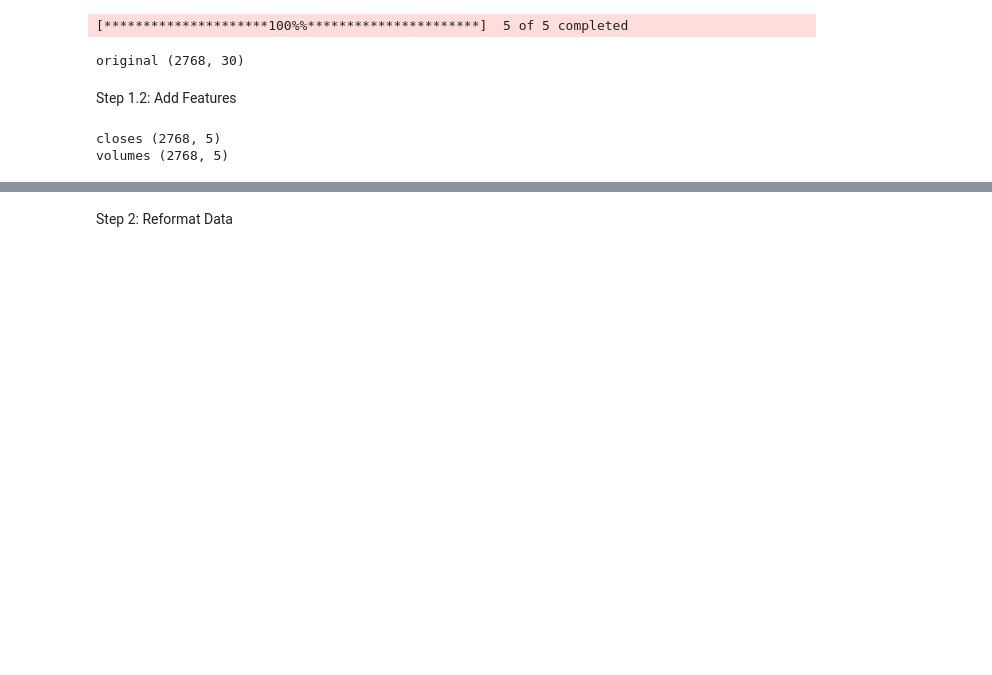
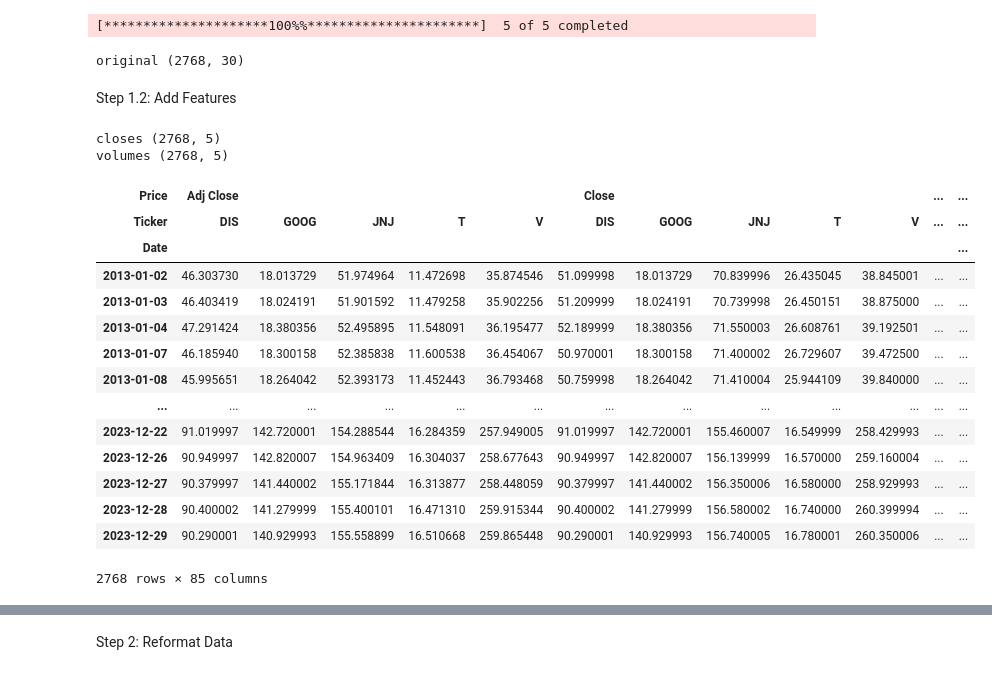
Before and after one commit to mrtrin/capstone, a Jupyter notebook: research.ipynb, the cells around one changed output, grey strips where cells are left out. Cells and saved outputs as stored; diff of their text form; code cells hidden in the pictures; blank space fills up the shorter version.

```diff
--- a/research.ipynb
+++ b/research.ipynb
@@ -46,53 +40,79 @@ Step 1.2: Add Features
 # %%
 features = {
     'RSI': [],
-    # 'MACD_12_26_9': [],
-    # 'MACDh_12_26_9': [],
-    # 'MACDs_12_26_9': [],
+    'MACD_12_26_9': [],
+    'MACDh_12_26_9': [],
+    'MACDs_12_26_9': [],
     'BBL_5_2.0': [],
     'BBM_5_2.0': [],
     'BBU_5_2.0': [],
     'BBB_5_2.0': [],
     'BBP_5_2.0': [],
-    # 'STOCHk_14_3_3': [],
-    # 'STOCHd_14_3_3': [],
+    'STOCHk_14_3_3': [],
+    'STOCHd_14_3_3': [],
 }
 closes = original['Adj Close']
 volumes = original['Volume']
 
 print('closes', closes.shape)
 print('volumes', volumes.shape)
 
+scale_min = 0.01
+scale_max = 1.00
+
 for ticker in closes.columns:
     close = pd.DataFrame(closes[ticker])
     close.columns = ['close']
+
+    volume = pd.DataFrame(volumes[ticker])
+    volume.columns = ['volume']
+
     rsi = close.ta.rsi()
-    features['RSI'].append(rsi)
+    rsi = pd.DataFrame(close.ta.rsi().values, index=rsi.index, columns=['RSI'])
+    rsi = pd.DataFrame(MinMaxScaler((scale_min, scale_max)).fit_transform(rsi), index=rsi.index, columns=rsi.columns)
+    features['RSI'].append(rsi['RSI'])
 
-    # macd = close.ta.macd()
-    # for c in macd.columns:
-    #     features[c].append(macd[c])
+    macd = close.ta.macd()
+    macd = pd.DataFrame(MinMaxScaler((scale_min, scale_max)).fit_transform(macd), index=macd.index, columns=macd.columns)
+    for c in macd.columns:
+        features[c].append(macd[c])
 
     bbands = close.ta.bbands()
+    bbands = pd.DataFrame(MinMaxScaler((scale_min, scale_max)).fit_transform(bbands), index=bbands.index, columns=bbands.columns)
     for c in bbands.columns:
         features[c].append(bbands[c])
 
-    # stoch = close.copy()
-    # stoch['high'] = stoch['close'].rolling(lookback).max()
-    # stoch['low'] = stoch['close'].rolling(lookback).min()
-    # stoch.ta.stoch(append=True)
-
-    # for c in ['STOCHk_14_3_3', 'STOCHd_14_3_3']:
-    #     s = stoch[c]
-    #     features[c].append(s)
+    stoch = close.copy()
+    stoch['high'] = stoch['close'].rolling(lookback).max()
+    stoch['low'] = stoch['close'].rolling(lookback).min()
+    stoch.ta.stoch(append=True)
+    stoch = pd.DataFrame(MinMaxScaler((scale_min, scale_max)).fit_transform(stoch), index=stoch.index, columns=stoch.columns)
+    for c in ['STOCHk_14_3_3', 'STOCHd_14_3_3']:
+        features[c].append(stoch[c])
 
 raw_df = original.copy()
 
 for k, v in features.items():
     features[k] = pd.concat(v, axis=1)
     features[k].columns = closes.columns
     for col in closes.columns:
         raw_df[(k, col)] = features[k][col]
+raw_df
 # %% [output]
 closes (2768, 5)
 volumes (2768, 5)
+| Price | Adj Close |  |  |  |  | Close |  |  |  |  | ... | ... |
+| Ticker | DIS | GOOG | JNJ | T | V | DIS | GOOG | JNJ | T | V | ... | ... |
+| Date |  |  |  |  |  |  |  |  |  |  |  | ... |
+| 2013-01-02 | 46.303730 | 18.013729 | 51.974964 | 11.472698 | 35.874546 | 51.099998 | 18.013729 | 70.839996 | 26.435045 | 38.845001 | ... | ... |
+| 2013-01-03 | 46.403419 | 18.024191 | 51.901592 | 11.479258 | 35.902256 | 51.209999 | 18.024191 | 70.739998 | 26.450151 | 38.875000 | ... | ... |
+| 2013-01-04 | 47.291424 | 18.380356 | 52.495895 | 11.548091 | 36.195477 | 52.189999 | 18.380356 | 71.550003 | 26.608761 | 39.192501 | ... | ... |
+| 2013-01-07 | 46.185940 | 18.300158 | 52.385838 | 11.600538 | 36.454067 | 50.970001 | 18.300158 | 71.400002 | 26.729607 | 39.472500 | ... | ... |
+| 2013-01-08 | 45.995651 | 18.264042 | 52.393173 | 11.452443 | 36.793468 | 50.759998 | 18.264042 | 71.410004 | 25.944109 | 39.840000 | ... | ... |
+| ... | ... | ... | ... | ... | ... | ... | ... | ... | ... | ... | ... | ... |
+| 2023-12-22 | 91.019997 | 142.720001 | 154.288544 | 16.284359 | 257.949005 | 91.019997 | 142.720001 | 155.460007 | 16.549999 | 258.429993 | ... | ... |
+| 2023-12-26 | 90.949997 | 142.820007 | 154.963409 | 16.304037 | 258.677643 | 90.949997 | 142.820007 | 156.139999 | 16.570000 | 259.160004 | ... | ... |
+| 2023-12-27 | 90.379997 | 141.440002 | 155.171844 | 16.313877 | 258.448059 | 90.379997 | 141.440002 | 156.350006 | 16.580000 | 258.929993 | ... | ... |
+| 2023-12-28 | 90.400002 | 141.279999 | 155.400101 | 16.471310 | 259.915344 | 90.400002 | 141.279999 | 156.580002 | 16.740000 | 260.399994 | ... | ... |
+| 2023-12-29 | 90.290001 | 140.929993 | 155.558899 | 16.510668 | 259.865448 | 90.290001 | 140.929993 | 156.740005 | 16.780001 | 260.350006 | ... | ... |
+2768 rows × 85 columns
```
Also changed, not shown: parts of 10 cells of this notebook.
